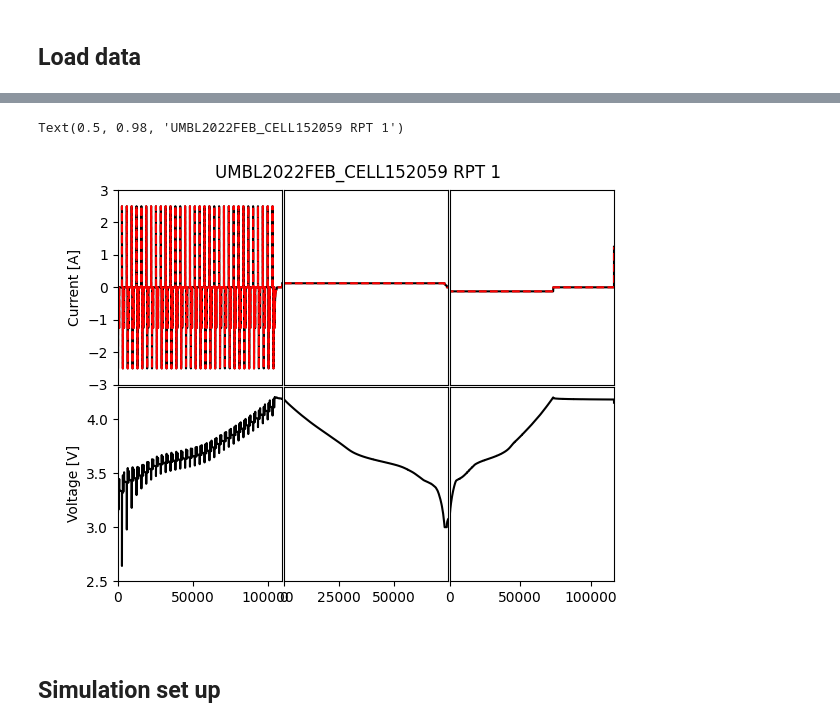
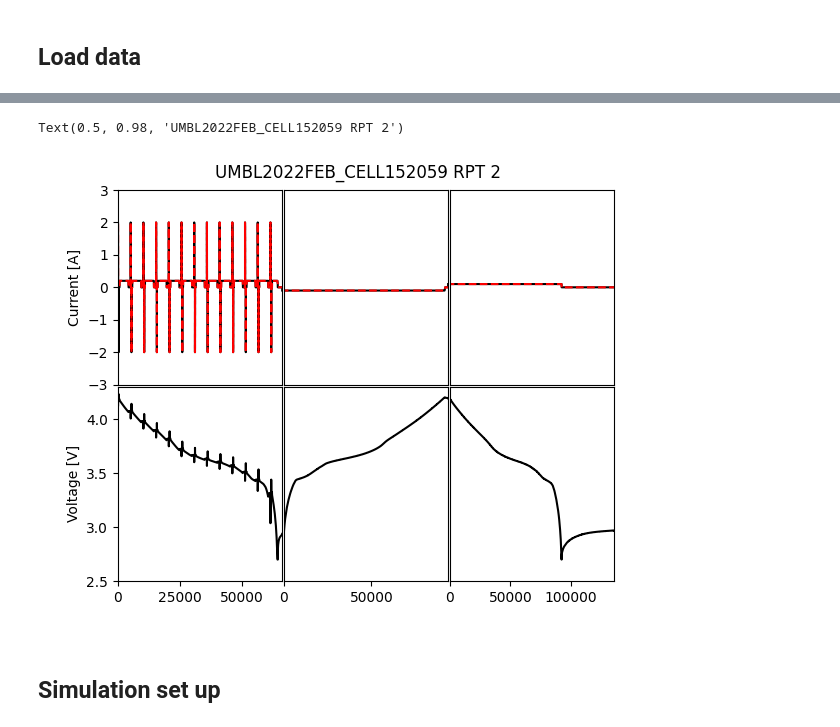
Before and after one commit to viviantran27/PyBaMM, a Jupyter notebook: degradation_model/tuning_umbl2022feb/verify_initial_parameters_v2.ipynb, the cells around one changed output, grey strips where cells are left out. Saved outputs shown, nothing was run; the diff lists cells and outputs as text; code cells hidden in the pictures.

```diff
--- a/degradation_model/tuning_umbl2022feb/verify_initial_parameters_v2.ipynb
+++ b/degradation_model/tuning_umbl2022feb/verify_initial_parameters_v2.ipynb
@@ -30,6 +33,6 @@ rpt_data_raw = rpt_data_raw.reset_index(drop=True)
 # %%
 # Separate timeseries data by protocol
-rpt_num = 1
+rpt_num = 2
 rpt_data = rpt_data_raw[(rpt_data_raw['RPT #']==rpt_num)]
 hppc = rpt_data[rpt_data['Protocol']=='HPPC'].iloc[0]  #HPPC
 charge = rpt_data[rpt_data['Protocol']=='C/20 charge'].iloc[0] #C/20 Charge
@@ -53,40 +56,40 @@ for s,(index,subcycle) in enumerate(rpt_data.iterrows()): #[hppc, charge, discha
 
     # save current profile for running sim
     df0 = pd.DataFrame({'t':t_data, 'I':I_data})
-    df = df0.drop_duplicates(subset='t', keep="last")
+    df = df0.drop_duplicates(subset='t', keep="first")
     current_profile = df.to_numpy() #.iloc[0:3200]
     current_profiles.append(current_profile)
 
     # plot current
     ax = axs[0,s]
     ax.plot(t_data,I_data,'k')
     ax.plot(current_profile[:,0],current_profile[:,1],'r--')
     ax.set_xlim(left=0, right = t_data[-1])
     ax.set_xlabel('Time [s]')
     ax.set_ylim([-3,3])
     if s ==0:
         ax.set_ylabel('Current [A]')
     else:
         ax.set_yticks([])
         ax.set_yticklabels([])
     ax.set_xticks([])
     ax.set_xticklabels([])
 
     #plot voltage
     ax = axs[1,s]
     ax.plot(t_data,V_data,'k')
     ax.set_xlim(left=0, right = t_data[-1])
     ax.set_ylim([2.5,4.3])
     if s ==0:
         ax.set_ylabel('Voltage [V]')
     else:
         ax.set_yticks([])
         ax.set_yticklabels([])
 
 
 fig.suptitle(f'{cell_name} RPT {rpt_num}')
 # %% [output]
-Text(0.5, 0.98, 'UMBL2022FEB_CELL152059 RPT 1')
+Text(0.5, 0.98, 'UMBL2022FEB_CELL152059 RPT 2')
-[figure, old version]
+[figure, new version]
 # %% [markdown]
 ## Simulation set up
```
Also changed, not shown: parts of 13 cells of this notebook, 42 other files.
